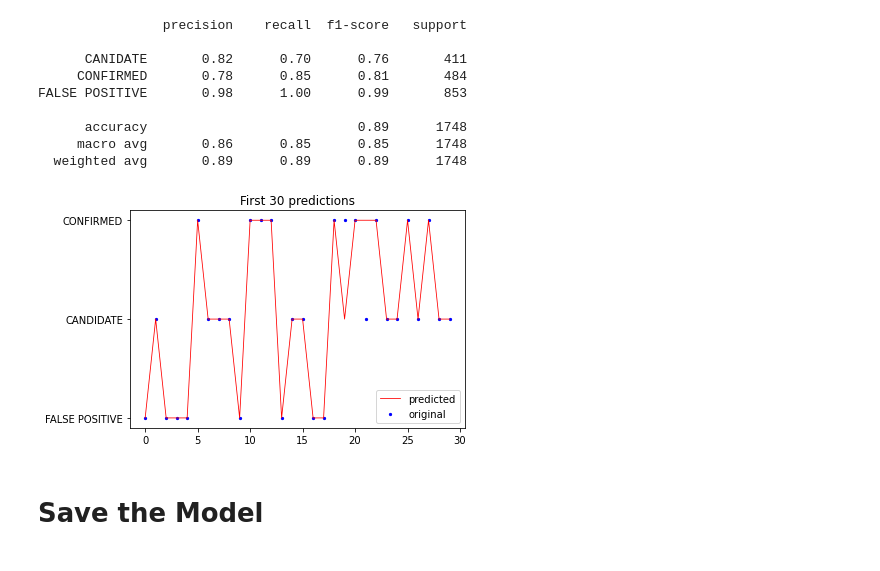
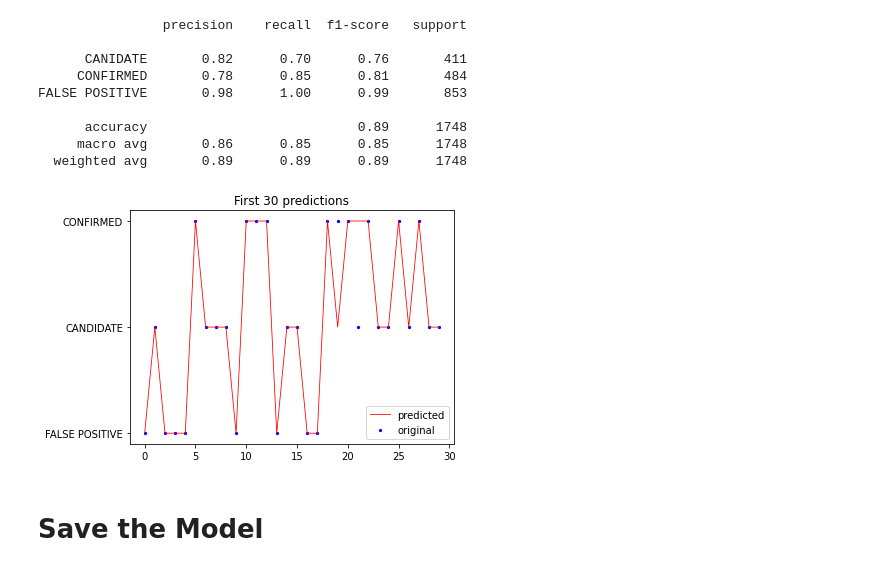
Before and after one commit to blt1339/machine-learning-challenge, a Jupyter notebook: code/model_KNN.ipynb, the cells around one changed output. Saved outputs shown, nothing was run; the diff lists cells and outputs as text; code cells hidden in the pictures.

Commit message:
Save plot and do final run.

```diff
--- a/code/model_KNN.ipynb
+++ b/code/model_KNN.ipynb
@@ -133,3 +133,7 @@ X_train_scaled = X_scaler.transform(X_train)
 X_test_scaled = X_scaler.transform(X_test)
 # %% [markdown]
 # Train the Model
+# %%
+# Train the model using the defaults
+knn = KNeighborsClassifier()
+knn.fit(X_train_scaled, y_train)
@@ -276,13 +293,17 @@ FALSE POSITIVE       0.98      1.00      0.99       853
 # %%
 # Create a preduction vs original chart
 x_ax = range(len(y_test[:30]))
 plt.scatter(x_ax, y_test[:30], s=5, color="blue", label="original")
 plt.plot(x_ax, predictions[:30], lw=0.8, color="red", label="predicted")
 plt.title('First 30 predictions')
 plt.legend()
+# Save the plot
+plt.tight_layout()
+plt.savefig(os.path.join("..", "Images", "KNN_plot.png"))
+# Show the figure
 plt.show()
 # %% [output]
-[figure, old version]
+[figure, new version]
 # %% [markdown]
 # Save the Model
 # %%
```
Also changed, not shown: parts of 8 cells of this notebook, 2 other files.
